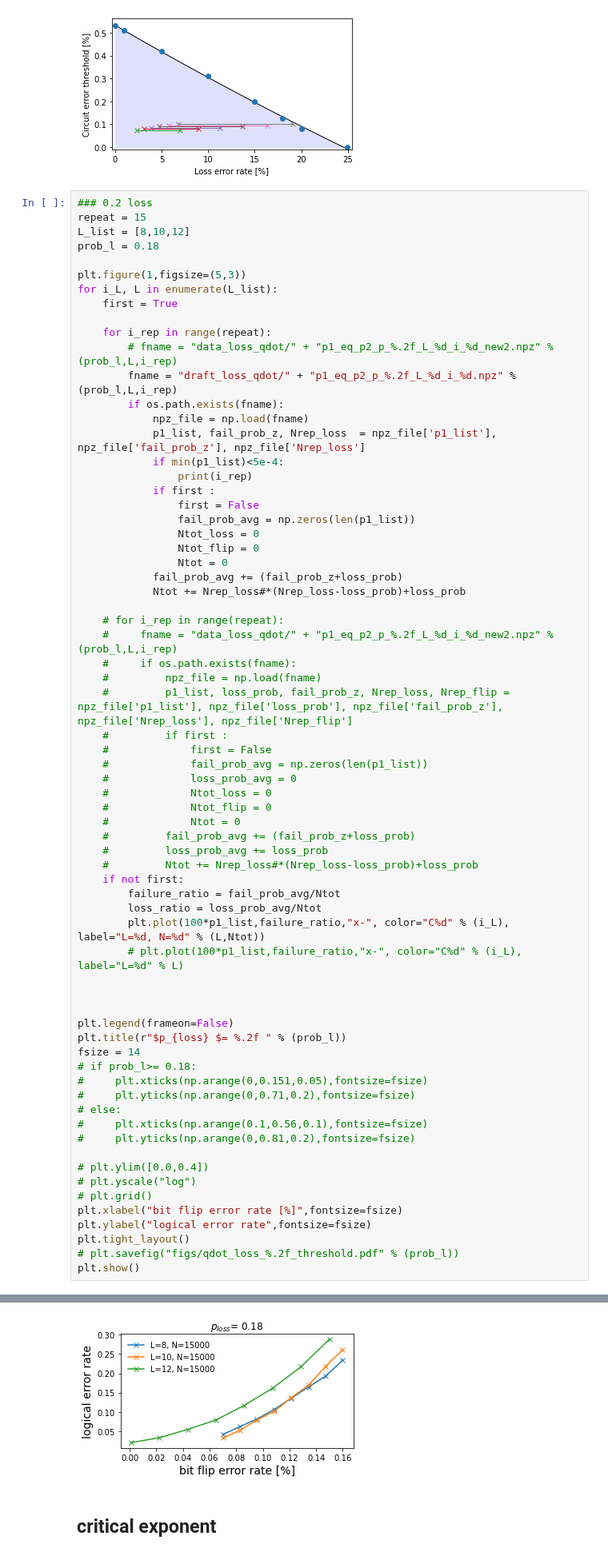
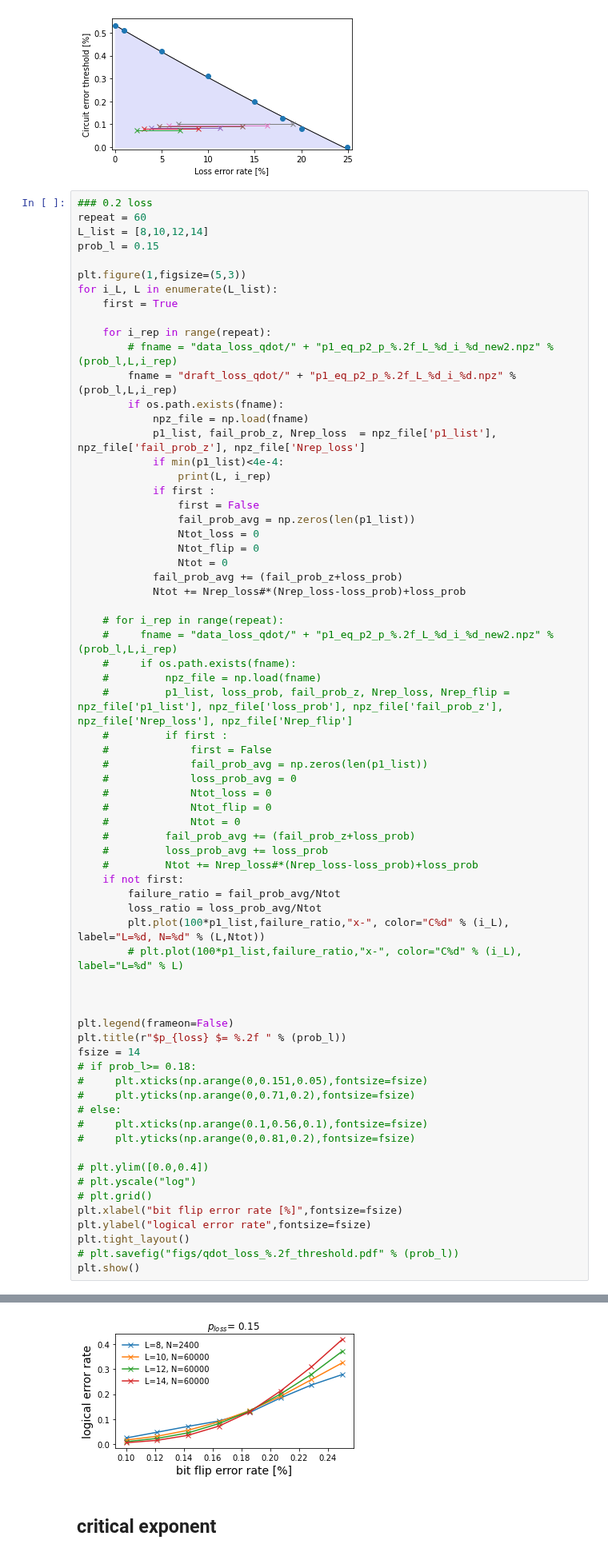
Before and after one commit to hassan-shap/quantum-emitter, a Jupyter notebook: pp_threshold_qdot.ipynb, the cells around one changed output, grey strips where cells are left out. Shown at 80% size. Drawn from its saved outputs; the diff is of its cells as text.

```diff
--- a/pp_threshold_qdot.ipynb
+++ b/pp_threshold_qdot.ipynb
@@ -366,9 +366,9 @@ plt.show()
 [figure]
 # %%
 ### 0.2 loss
-repeat = 15
-L_list = [8,10,12]
-prob_l = 0.18
+repeat = 60
+L_list = [8,10,12,14]
+prob_l = 0.15
 
 plt.figure(1,figsize=(5,3))
 for i_L, L in enumerate(L_list):
@@ -380,8 +380,8 @@ for i_L, L in enumerate(L_list):
         if os.path.exists(fname):
             npz_file = np.load(fname)
             p1_list, fail_prob_z, Nrep_loss  = npz_file['p1_list'], npz_file['fail_prob_z'], npz_file['Nrep_loss']
-            if min(p1_list)<5e-4:
-                print(i_rep)
+            if min(p1_list)<4e-4:
+                print(L, i_rep)
             if first :
                 first = False
                 fail_prob_avg = np.zeros(len(p1_list))
@@ -439,4 +436,4 @@ plt.show()
-[figure, old version]
+[figure, new version]
 # %% [markdown]
 ## critical exponent
 # %%
```
Also changed, not shown: parts of 1 cell of this notebook, 51 other files.
